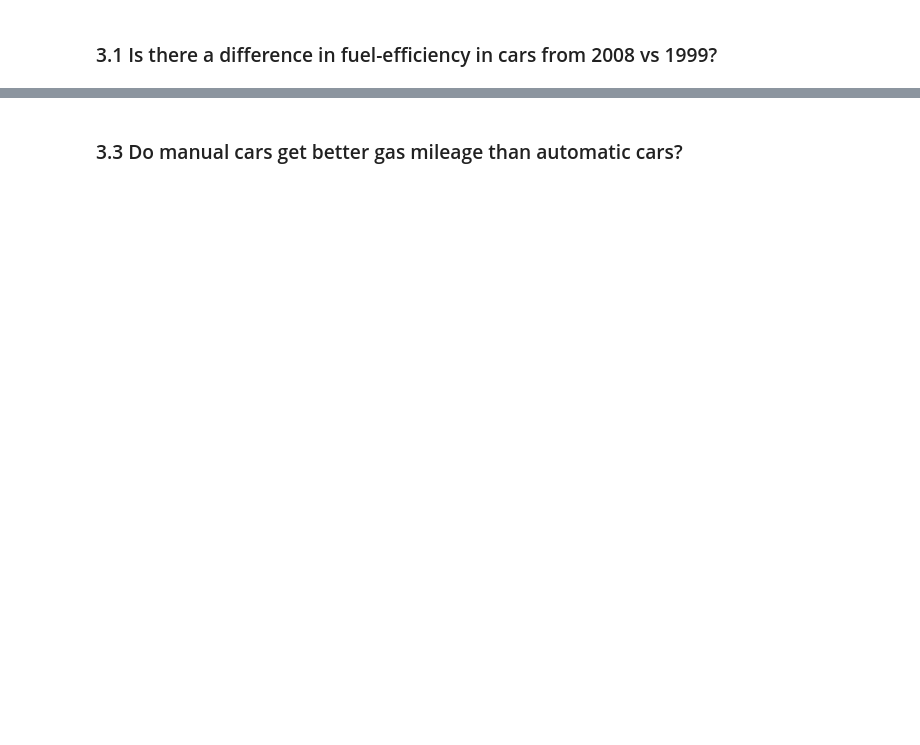
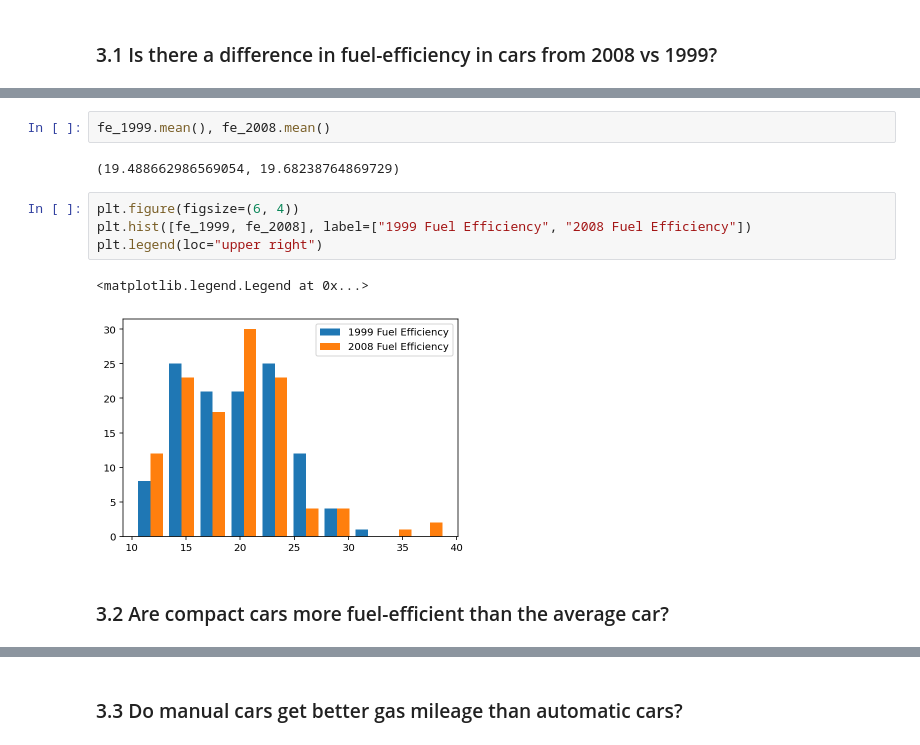
Before and after one commit to QMCBT-JustinEvans/statistics-exercises, a Jupyter notebook: hypothesis_testing.ipynb, the cells around one changed output, grey strips where cells are left out. Drawn from its saved outputs; the diff is of its cells as text; blank space fills up the shorter version.

```diff
--- a/hypothesis_testing.ipynb
+++ b/hypothesis_testing.ipynb
@@ -324,0 +430,13 @@ We can reject the null hypothesis
+# %%
+fe_1999.mean(), fe_2008.mean()
+# %% [output]
+(19.488662986569054, 19.68238764869729)
+# %%
+plt.figure(figsize=(6, 4))
+plt.hist([fe_1999, fe_2008], label=["1999 Fuel Efficiency", "2008 Fuel Efficiency"])
+plt.legend(loc="upper right")
+# %% [output]
+<matplotlib.legend.Legend at 0x...>
+[figure, added]
+# %% [markdown]
+### 3.2 Are compact cars more fuel-efficient than the average car?
```
Also changed, not shown: parts of 131 cells of this notebook.
